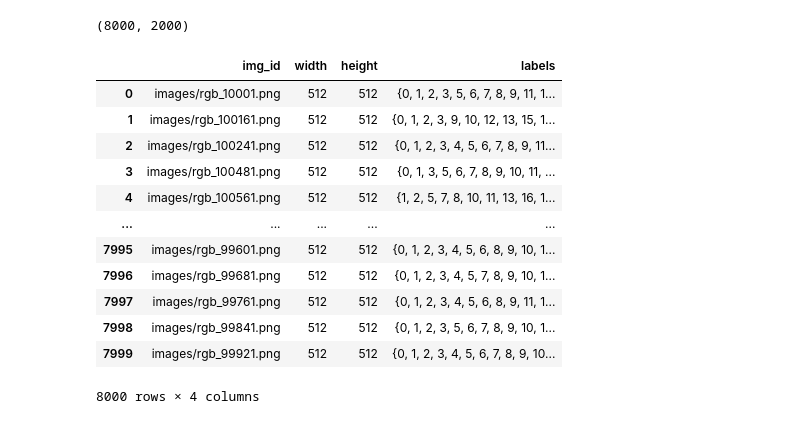
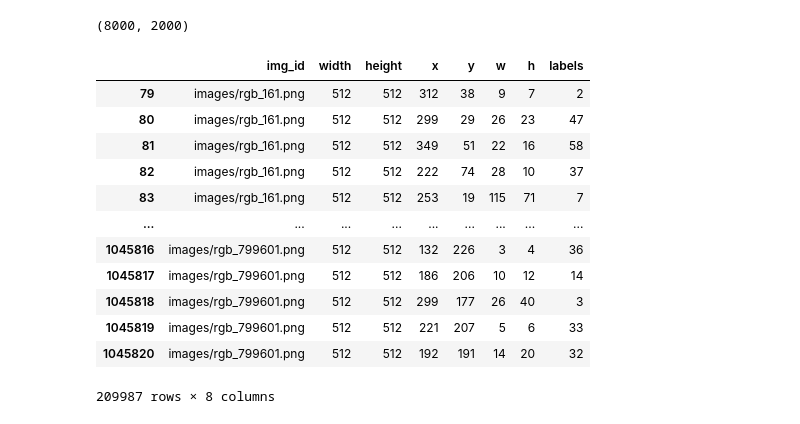
Before and after one commit to skolchin/redbull, a Jupyter notebook: test_lego_mask_dataset.ipynb, the cells around one changed output. Drawn from its saved outputs; the diff is of its cells as text; code cells hidden in the pictures.

```diff
--- a/test_lego_mask_dataset.ipynb
+++ b/test_lego_mask_dataset.ipynb
@@ -14,43 +14,26 @@ DATA_ROOT = Path('./datasets/synthetic-lego-images/versions/4/')
 
 device = torch.device('cuda')
 # logging.getLogger('lib.lego_dataset').setLevel(logging.ERROR)
-# %%
-train_dataset = SynthentcLegoImagesWithMasksDataset(DATA_ROOT, 'train', with_target=True)
-valid_dataset = SynthentcLegoImagesWithMasksDataset(DATA_ROOT, 'valid', with_target=True)
-
-def collate_fn(batch):
-    return tuple(zip(*batch))
-
-train_data_loader = DataLoader(
-    train_dataset,
-    batch_size=4,
-    shuffle=False,
-    collate_fn=collate_fn
-)
-
-valid_data_loader = DataLoader(
-    valid_dataset,
-    batch_size=4,
-    shuffle=False,
-    collate_fn=collate_fn
-)
-
-len(train_dataset), len(valid_dataset)
-# %% [output]
-(8000, 2000)
+# %%
+train_dataset = LegoDataset(DATA_ROOT, 'train')
+valid_dataset = LegoDataset(DATA_ROOT, 'valid')
+
+len(train_dataset), len(valid_dataset)
+# %% [output]
+(8000, 2000)
 # %%
-train_dataset.annotations
+valid_dataset.annotations
 # %% [output]
-|  | img_id | width | height | labels |
-| 0 | images/rgb_10001.png | 512 | 512 | {0, 1, 2, 3, 5, 6, 7, 8, 9, 11, 1... |
-| 1 | images/rgb_100161.png | 512 | 512 | {0, 1, 2, 3, 9, 10, 12, 13, 15, 1... |
-| 2 | images/rgb_100241.png | 512 | 512 | {0, 1, 2, 3, 4, 5, 6, 7, 8, 9, 11... |
-| 3 | images/rgb_100481.png | 512 | 512 | {0, 1, 3, 5, 6, 7, 8, 9, 10, 11, ... |
-| 4 | images/rgb_100561.png | 512 | 512 | {1, 2, 5, 7, 8, 10, 11, 13, 16, 1... |
-| ... | ... | ... | ... | ... |
-| 7995 | images/rgb_99601.png | 512 | 512 | {0, 1, 2, 3, 4, 5, 6, 8, 9, 10, 1... |
-| 7996 | images/rgb_99681.png | 512 | 512 | {0, 1, 2, 3, 4, 5, 7, 8, 9, 10, 1... |
-| 7997 | images/rgb_99761.png | 512 | 512 | {0, 1, 2, 3, 4, 5, 6, 8, 9, 11, 1... |
-| 7998 | images/rgb_99841.png | 512 | 512 | {0, 1, 2, 3, 5, 6, 7, 8, 9, 10, 1... |
-| 7999 | images/rgb_99921.png | 512 | 512 | {0, 1, 2, 3, 4, 5, 6, 7, 8, 9, 10... |
+|  | img_id | width | height | x | y | w | h | labels |
+| 79 | images/rgb_161.png | 512 | 512 | 312 | 38 | 9 | 7 | 2 |
+| 80 | images/rgb_161.png | 512 | 512 | 299 | 29 | 26 | 23 | 47 |
+| 81 | images/rgb_161.png | 512 | 512 | 349 | 51 | 22 | 16 | 58 |
+| 82 | images/rgb_161.png | 512 | 512 | 222 | 74 | 28 | 10 | 37 |
+| 83 | images/rgb_161.png | 512 | 512 | 253 | 19 | 115 | 71 | 7 |
+| ... | ... | ... | ... | ... | ... | ... | ... | ... |
+| 1045816 | images/rgb_799601.png | 512 | 512 | 132 | 226 | 3 | 4 | 36 |
+| 1045817 | images/rgb_799601.png | 512 | 512 | 186 | 206 | 10 | 12 | 14 |
+| 1045818 | images/rgb_799601.png | 512 | 512 | 299 | 177 | 26 | 40 | 3 |
+| 1045819 | images/rgb_799601.png | 512 | 512 | 221 | 207 | 5 | 6 | 33 |
+| 1045820 | images/rgb_799601.png | 512 | 512 | 192 | 191 | 14 | 20 | 32 |
-8000 rows × 4 columns
+209987 rows × 8 columns
```
Also changed, not shown: parts of 16 cells of this notebook, 4 other files.
